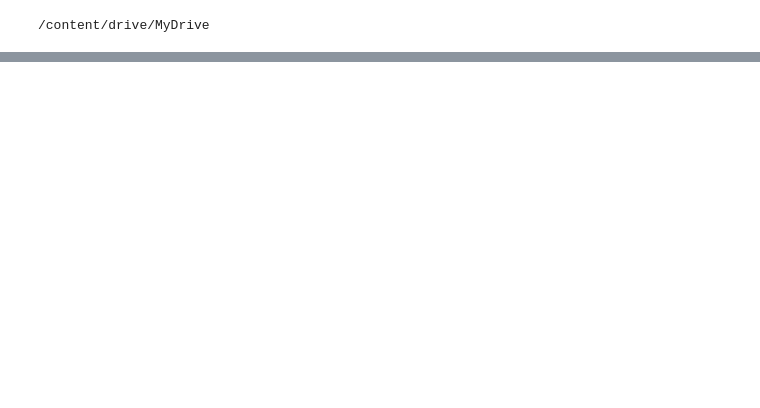
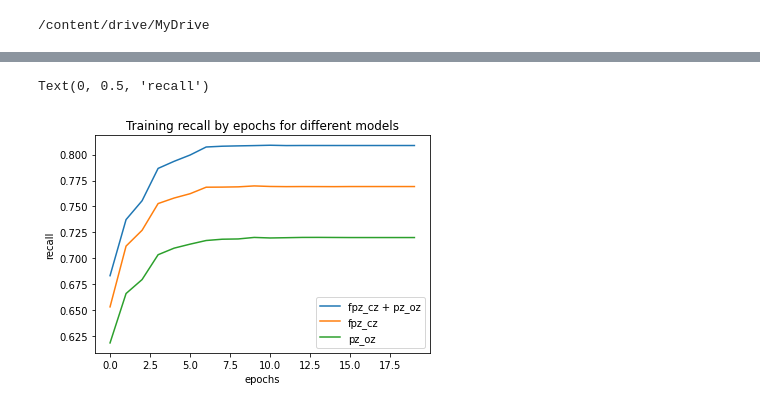
Before and after one commit to sanjuskm05/sleep-stage-classification-evaluation, a Jupyter notebook: mintNet_deepsleep_net.ipynb, the cells around one changed output, grey strips where cells are left out. Saved outputs shown, nothing was run; the diff lists cells and outputs as text; code cells hidden in the pictures; blank space fills up the shorter version.

```diff
--- a/mintNet_deepsleep_net.ipynb
+++ b/mintNet_deepsleep_net.ipynb
@@ -1048,0 +1275,11 @@ plt.plot(epoch_fscore_hist_pz_oz)
+# %%
+plt.title("Training recall by epochs for different models")
+plt.plot(epoch_recall_hist,label = "fpz_cz + pz_oz")
+plt.plot(epoch_recall_hist_fpz_cz,label = "fpz_cz")
+plt.plot(epoch_recall_hist_pz_oz,label = "pz_oz")
+plt.legend()
+plt.xlabel("epochs")
+plt.ylabel("recall")
+# %% [output]
+Text(0, 0.5, 'recall')
+[figure, added]
```
Also changed, not shown: parts of 29 cells of this notebook.
